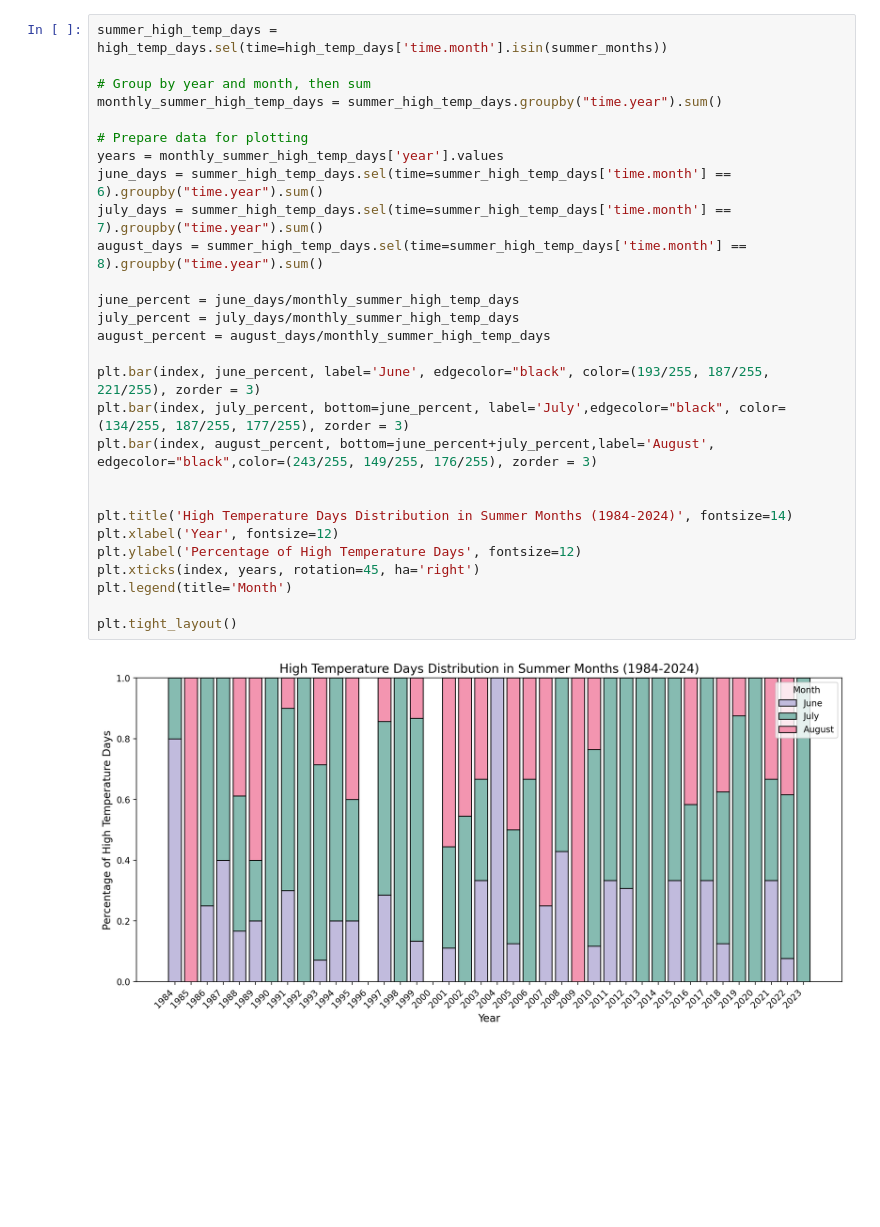
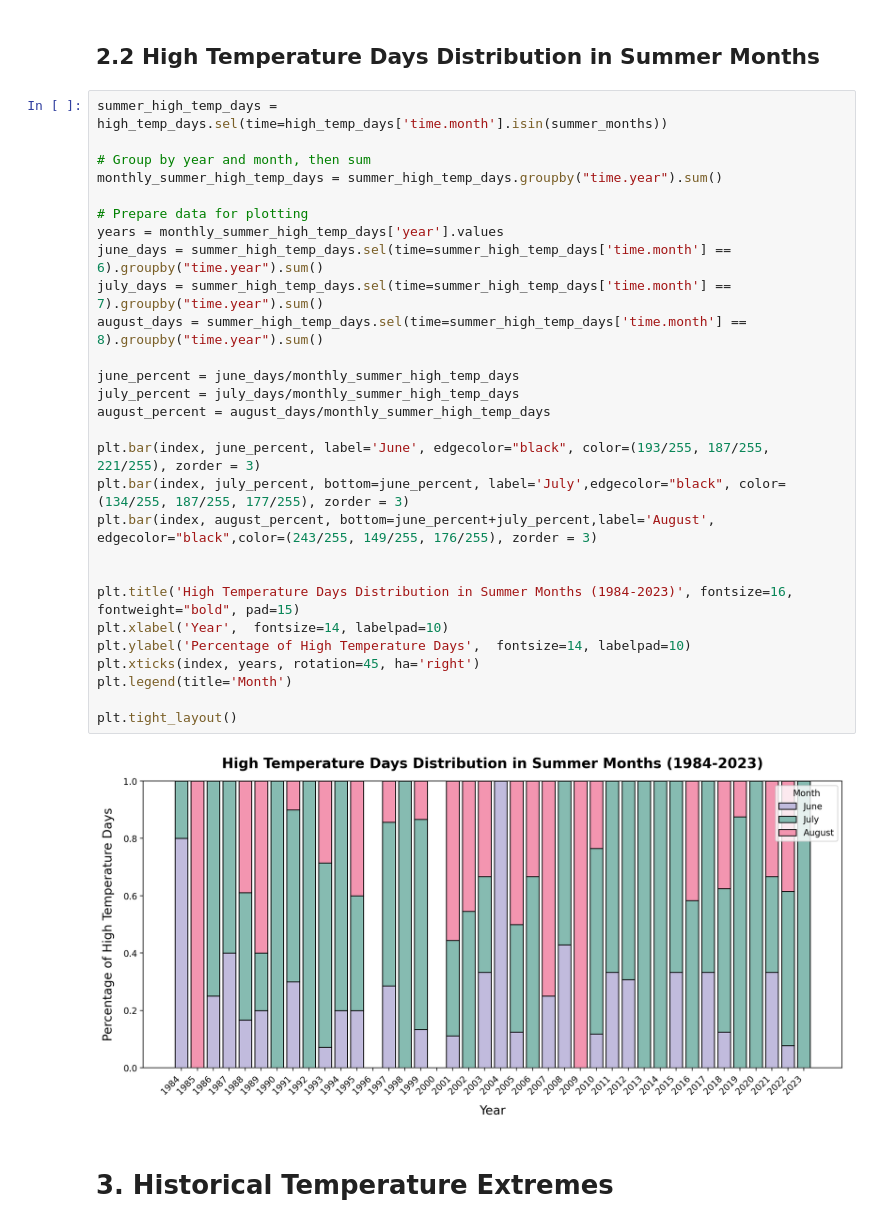
Before and after one commit to AryaAvery/rces-assignments, a Jupyter notebook: Project/final/final.ipynb, the cells around one changed output. Saved outputs shown, nothing was run; the diff lists cells and outputs as text; blank space fills up the shorter version.

```diff
--- a/Project/final/final.ipynb
+++ b/Project/final/final.ipynb
@@ -164,30 +219,34 @@ plt.tight_layout()
+# %% [markdown]
+## 2.2 High Temperature Days Distribution in Summer Months
 # %%
 summer_high_temp_days = high_temp_days.sel(time=high_temp_days['time.month'].isin(summer_months))
 
 # Group by year and month, then sum
 monthly_summer_high_temp_days = summer_high_temp_days.groupby("time.year").sum()
 
 # Prepare data for plotting
 years = monthly_summer_high_temp_days['year'].values
 june_days = summer_high_temp_days.sel(time=summer_high_temp_days['time.month'] == 6).groupby("time.year").sum()
 july_days = summer_high_temp_days.sel(time=summer_high_temp_days['time.month'] == 7).groupby("time.year").sum()
 august_days = summer_high_temp_days.sel(time=summer_high_temp_days['time.month'] == 8).groupby("time.year").sum()
 
 june_percent = june_days/monthly_summer_high_temp_days
 july_percent = july_days/monthly_summer_high_temp_days
 august_percent = august_days/monthly_summer_high_temp_days
 
 plt.bar(index, june_percent, label='June', edgecolor="black", color=(193/255, 187/255, 221/255), zorder = 3)
 plt.bar(index, july_percent, bottom=june_percent, label='July',edgecolor="black", color=(134/255, 187/255, 177/255), zorder = 3)
 plt.bar(index, august_percent, bottom=june_percent+july_percent,label='August', edgecolor="black",color=(243/255, 149/255, 176/255), zorder = 3)
 
 
-plt.title('High Temperature Days Distribution in Summer Months (1984-2024)', fontsize=14)
-plt.xlabel('Year', fontsize=12)
-plt.ylabel('Percentage of High Temperature Days', fontsize=12)
+plt.title('High Temperature Days Distribution in Summer Months (1984-2023)', fontsize=16, fontweight="bold", pad=15)
+plt.xlabel('Year',  fontsize=14, labelpad=10)
+plt.ylabel('Percentage of High Temperature Days',  fontsize=14, labelpad=10)
 plt.xticks(index, years, rotation=45, ha='right')
 plt.legend(title='Month')
 
 plt.tight_layout()
 # %% [output]
-[figure, old version]
+[figure, new version]
+# %% [markdown]
+# 3. Historical Temperature Extremes
```
Also changed, not shown: parts of 28 cells of this notebook, 2 other files.
